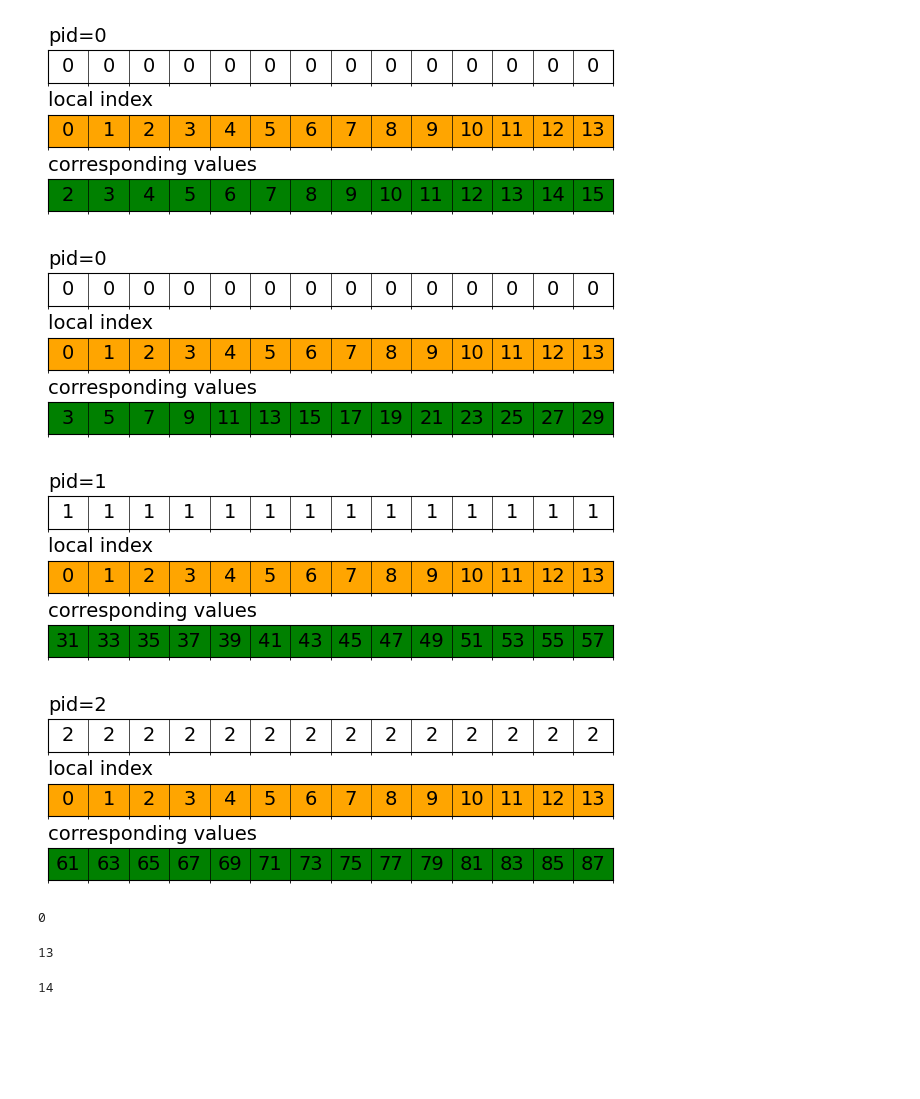
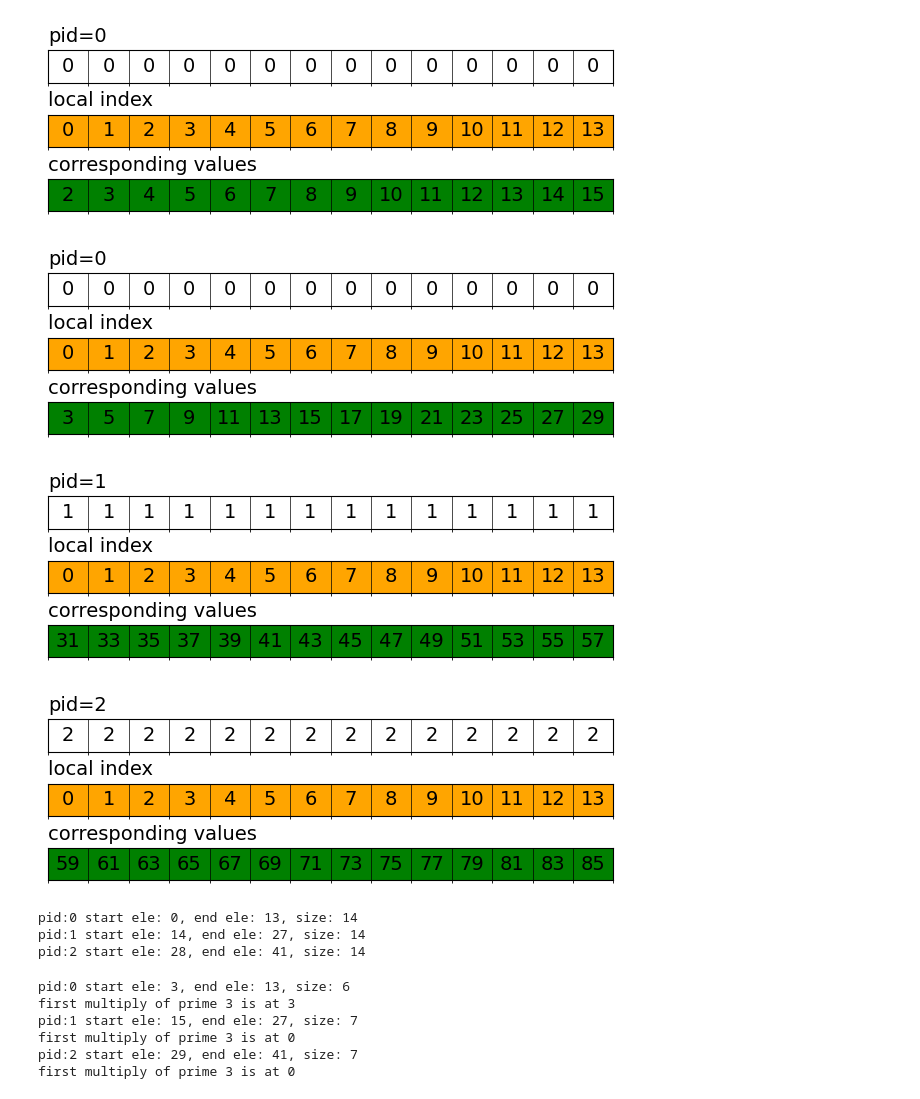
Before and after one commit to bugparty/gemm_visualizations, a Jupyter notebook: primes.ipynb, the cells around one changed output. Cells and saved outputs as stored; diff of their text form; code cells hidden in the pictures; blank space fills up the shorter version.

```diff
--- a/primes.ipynb
+++ b/primes.ipynb
@@ -59,25 +59,25 @@ plot_visualization(pids, local_indices, corresponding_values)
 # %%
 pids = 0
 local_indices = list(range(14))
 corresponding_values = list(range(3, 29+2,2))
 
 plot_visualization(pids, local_indices, corresponding_values)
 
 pids = 1
 local_indices = list(range(14))
 corresponding_values = list(range(31, 57+2,2))
 
 plot_visualization(pids, local_indices, corresponding_values)
 
 pids = 2
 local_indices = list(range(14))
-corresponding_values = list(range(61, 87+2,2))
+corresponding_values = list(range(59, 85+2,2))
 
 plot_visualization(pids, local_indices, corresponding_values)
 # %% [output]
 [figure]
 [figure]
-[figure, old version]
+[figure, new version]
 # %%
 from math import *
 def firstE(pid, n, p):
@@ -89,8 +89,39 @@ def stripS(pid,n,p):
 pid=0
 n=14*3
 p=3
-display(firstE(pid,n,p), lastE(pid,n,p),stripS(pid,n,p))
+
+for i in range(0,p):
+    print("pid:{} start ele: {}, end ele: {}, size: {}".format(i, firstE(i,n,p), lastE(i,n,p),stripS(i,n,p)))
 # %% [output]
-0
+pid:0 start ele: 0, end ele: 13, size: 14
+pid:1 start ele: 14, end ele: 27, size: 14
+pid:2 start ele: 28, end ele: 41, size: 14
-13
-14
+# %%
+def firstN(pid, n, p):
+    return 3+2*floor(pid*((n-3)/2+1)/p)
+def lastN(pid, n, p):
+    return 3+2*floor((pid+1)*((n-3)/2+1)/p)-2
+def stripS(pid, n, p):
+    return int((lastN(pid, n, p)-firstN(pid, n, p))/2+1)
+pid=0
+n=14*3
+p=3
+
+for i in range(0,p):
+    print("pid:{} start ele: {}, end ele: {}, size: {}".format(i, firstN(i,n,p), lastN(i,n,p),stripS(i,n,p)))
+    prime=3
+    if prime*prime > firstN(i,n,p):
+        first = int((prime*prime-firstN(i,n,p))/2)
+    else:
+        if firstN(i,n,p) % prime == 0:
+            first =0
+        else:
+            first = int((prime-firstN(i,n,p)%prime)/2)
+    print("first multiply of prime {} is at {}".format(prime, first))
+# %% [output]
+pid:0 start ele: 3, end ele: 13, size: 6
+first multiply of prime 3 is at 3
+pid:1 start ele: 15, end ele: 27, size: 7
+first multiply of prime 3 is at 0
+pid:2 start ele: 29, end ele: 41, size: 7
+first multiply of prime 3 is at 0
```
Also changed, not shown: parts of 2 cells of this notebook, 1 other file.
